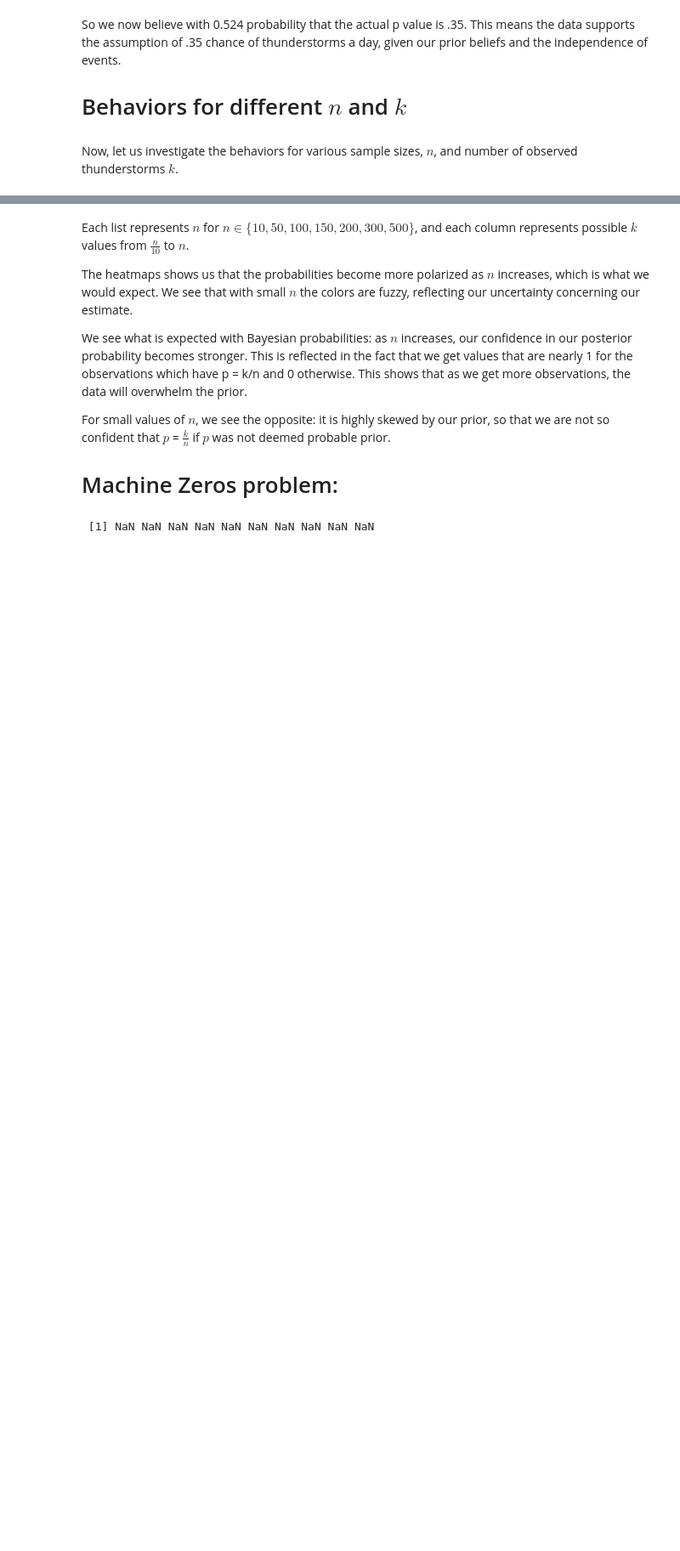
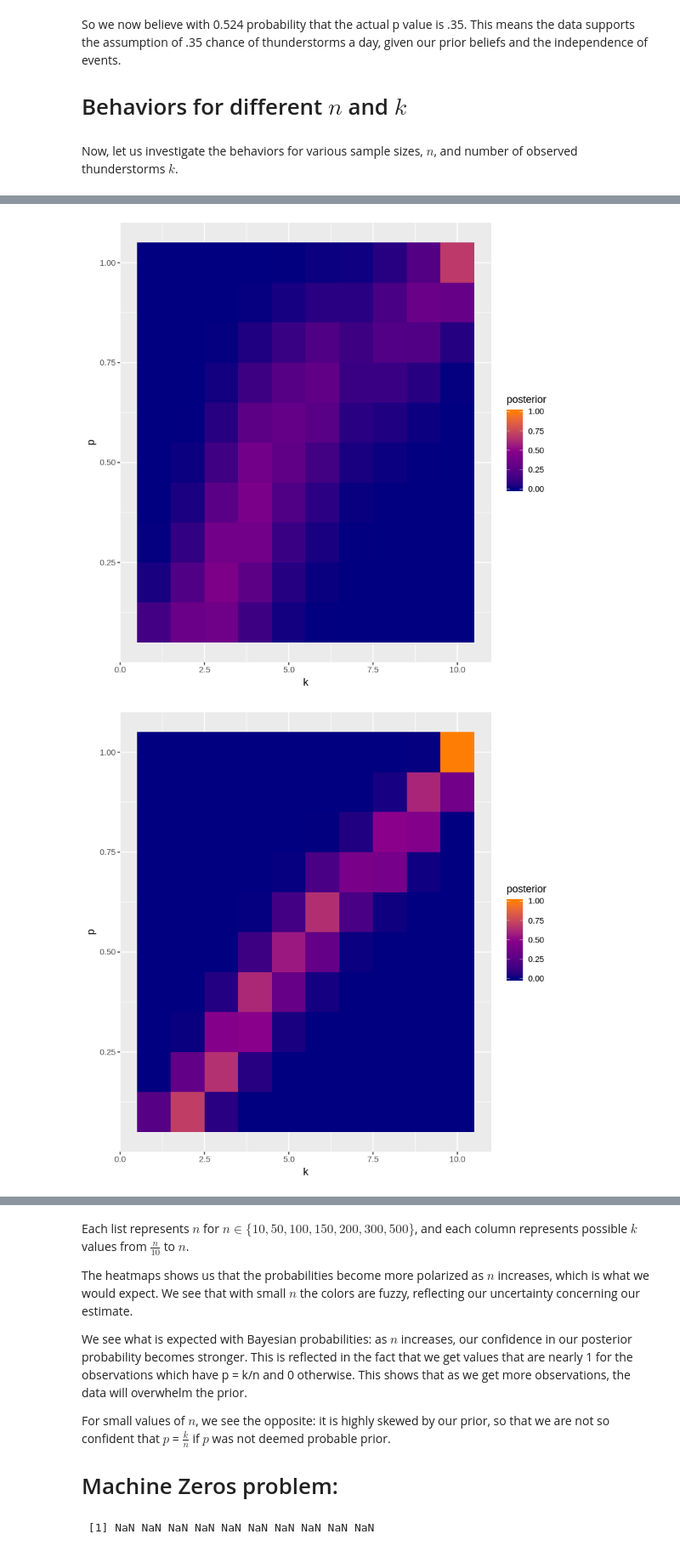
Before and after one commit to SeanAmmirati/SeanAmmirati.github.io, a Jupyter notebook: content/Bayesian_Analysis/binomial_discrete_example.ipynb, the cells around one changed output, grey strips where cells are left out. Shown: that part at 85% size. Drawn from its saved outputs; the diff is of its cells as text; code cells hidden in the pictures; blank space fills up the shorter version.

```diff
--- a/content/Bayesian_Analysis/binomial_discrete_example.ipynb
+++ b/content/Bayesian_Analysis/binomial_discrete_example.ipynb
@@ -119,13 +119,13 @@ Now, let us investigate the behaviors for various sample sizes, $n$, and number
 # %%
 n <- c(10,50,100,150,200,300,500)
 k <- lapply(n, function(n) seq(n/10,n,n/10))
-col_names = as.character(1:10 /10)
+col_names = as.factor(1:10 /10)
 row_names = paste('P(p=', posprobs, ')')
 list_names = paste('n=', n)
 
 iter_j = 1:10; names(iter_j) = col_names
 iter_i = 1:7; names(iter_i) = list_names
-dimthreedfs = lapply(iter_i,function(i) data.frame(sapply(iter_j, function(j) posterior(k[[i]][j],n[i], posprobs, probsofprobs))))
+dimthreedfs = lapply(iter_i,function(i) data.frame(sapply(iter_j, function(j) posterior(k[[i]][j],n[i], posprobs, probsofprobs)), check.names=FALSE))
 # %%
 dimthreedfs = lapply(dimthreedfs, function(y) round(y, 3))
 # %%
@@ -155,7 +155,8 @@ library(reshape2)
 create_gg_heatmap <- function(df){
     mat = as.matrix(df)
     melted = melt(mat)
-    plt = ggplot(data = melted, aes(x=Var1,y=Var2, fill=value)) +  geom_tile() +
+    colnames(melted) = c('k', 'p', 'posterior')
+    plt = ggplot(data = melted, aes(x=k,y=p, fill=posterior)) +  geom_tile() +
     scale_fill_gradientn(limits = c(0, 1), colors=c("navyblue", "darkmagenta", "darkorange1"))
     return(plt)
 }
@@ -184,0 +163,7 @@ $`n= 500`
+# %%
+for(df in dimthreedfs){
+    print(create_gg_heatmap(df))
+}
+# %% [output]
+[figure, added]
+[figure, added]
```
Also changed, not shown: parts of 3 cells of this notebook, 2 other files.
